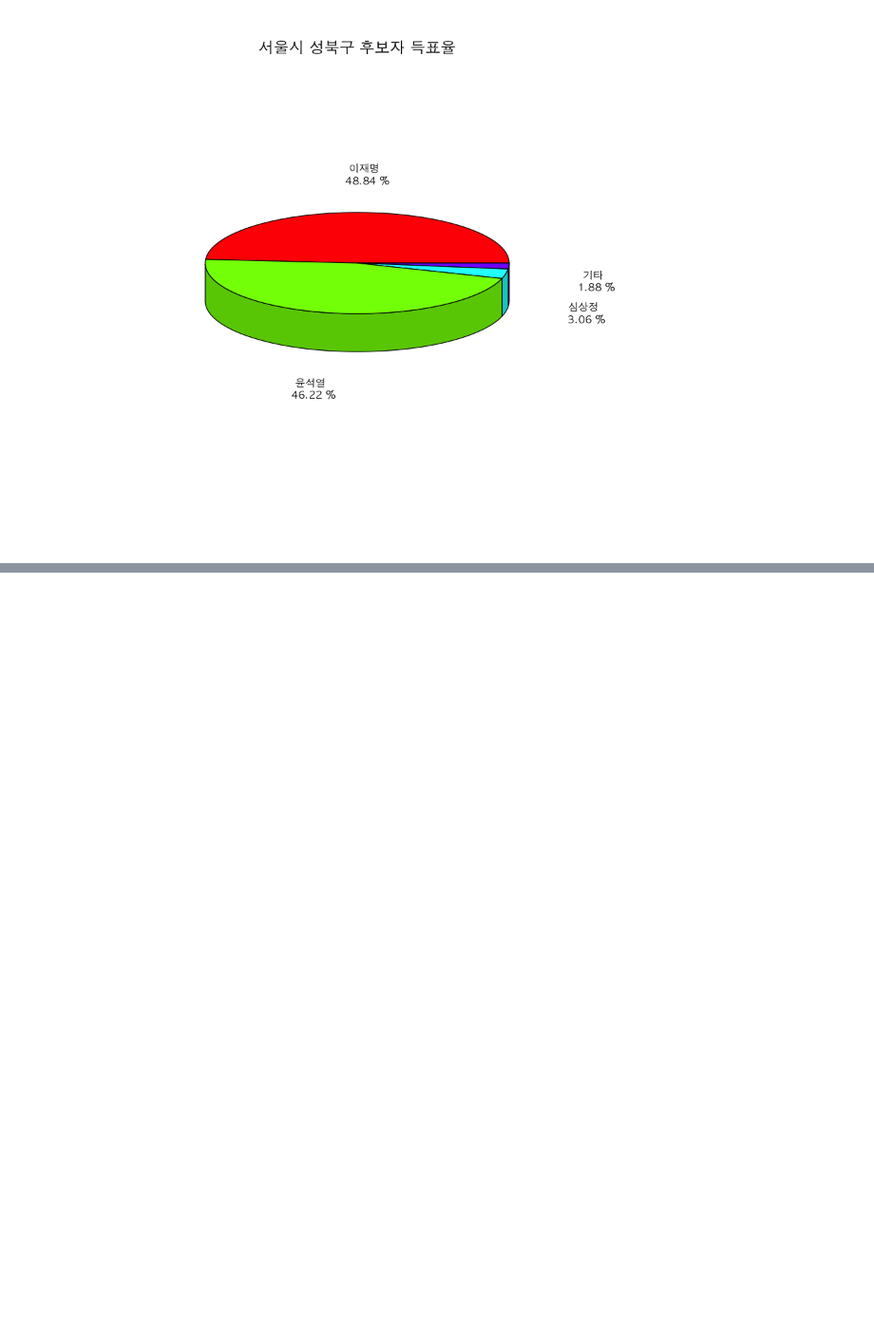
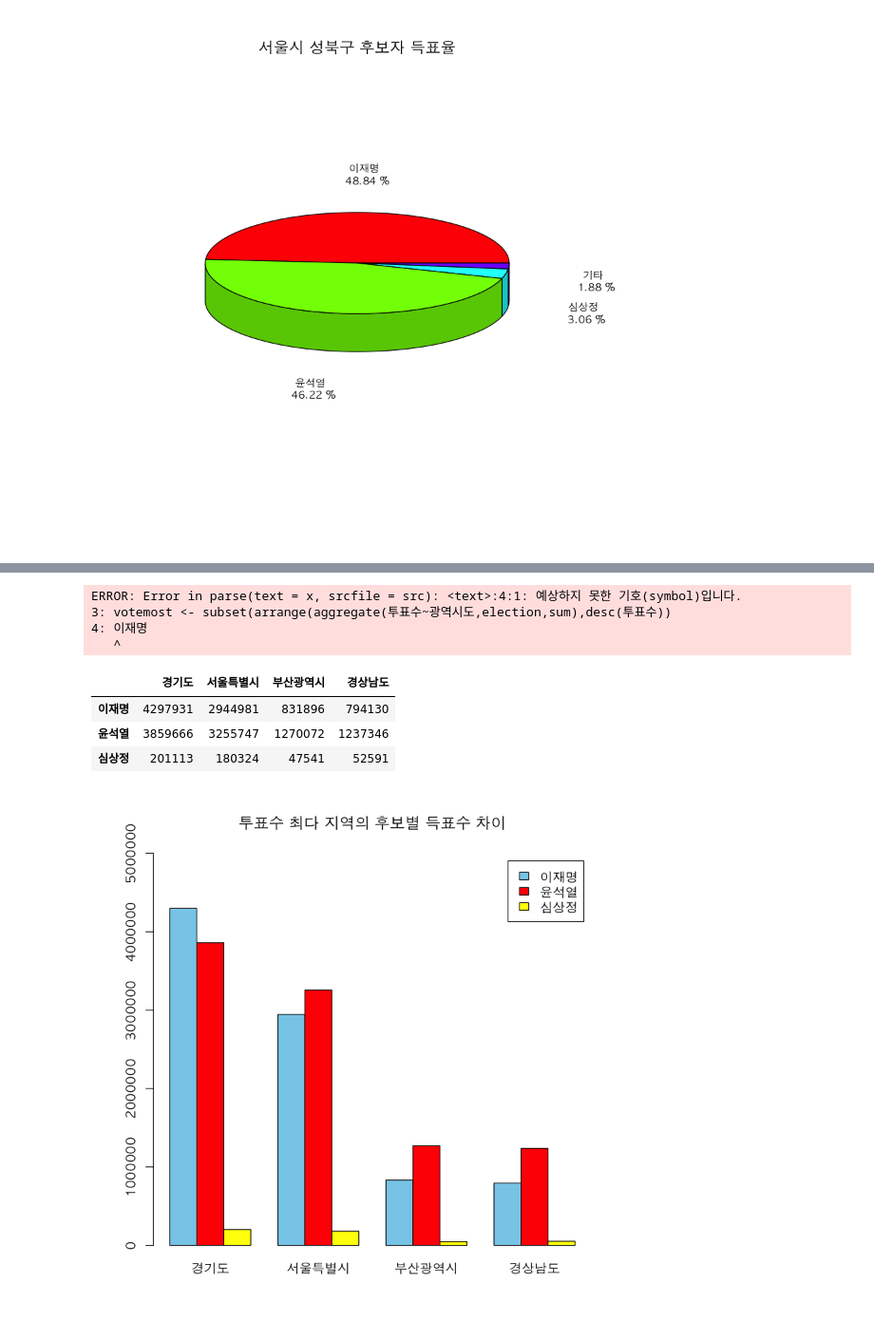
Before and after one commit to naddda0813/Rbase, a Jupyter notebook: 10.20대_대선자료 시각화.ipynb, the cells around one changed output, grey strips where cells are left out. Shown at 95% size. Saved outputs shown, nothing was run; the diff lists cells and outputs as text; code cells hidden in the pictures; blank space fills up the shorter version.

```diff
--- a/10.20대_대선자료 시각화.ipynb
+++ b/10.20대_대선자료 시각화.ipynb
@@ -336,0 +340,47 @@ pie3D(electionSB2,
+# %%
+# 지역을 합쳐야함 ,표에 투표수의 이재명, 윤석열, 심상정
+# 각 후보의 투표수를 구하기
+votemost <- subset(arrange(aggregate(투표수~광역시도,election,sum),desc(투표수))
+이재명<- aggregate(이재명~광역시도,election,sum)
+윤석열 <- aggregate(윤석열~광역시도,election,sum)
+심상정 <- aggregate(심상정~광역시도,election,sum)
+투표수 <- aggregate(투표수~광역시도,election,sum)
+# %% [output]
+ERROR: Error in parse(text = x, srcfile = src): <text>:4:1: 예상하지 못한 기호(symbol)입니다.
+3: votemost <- subset(arrange(aggregate(투표수~광역시도,election,sum),desc(투표수))
+4: 이재명
+   ^
+# %%
+#하나의 표로 만들기
+votemost <- merge(이재명,윤석열)
+votemost <- merge(votemost,심상정)
+votemost <- merge(votemost,투표수)
+# 투표수가 많은 순으로 정렬
+votemost <-arrange(votemost,desc(투표수))
+#투표수가 많은 지역 4곳
+votemost2<- subset(votemost)[1:4,]
+#매트릭스로 바꾸기
+votemost2_4지역 <- as.matrix(votemost2[1:4,2:4])
+#광역시도의 지역명을 이름 넣어주기
+rownames(votemost2_4지역) <- votemost2[1:4,1]
+#광역시도가 칼럼명으로 오게 바꾸기
+votemost2_4지역<-t(votemost2_4지역)
+votemost2_4지역
+# %% [output]
+|  | 경기도 | 서울특별시 | 부산광역시 | 경상남도 |
+| 이재명 | 4297931 | 2944981 | 831896 | 794130 |
+| 윤석열 | 3859666 | 3255747 | 1270072 | 1237346 |
+| 심상정 | 201113 | 180324 | 47541 | 52591 |
+# %%
+#막대그래프
+par(family="AppleGothic", bg='white')
+options(scipen=100)         #정수형으로 변환
+barplot(votemost2_4지역,
+        main = '투표수 최다 지역의 후보별 득표수 차이',           # 타이틀
+        beside =T,                                      #중첩된 막대를 쪼개기
+        ylim = c(0,5000000),                            # y축의 범위
+        col = c('sky blue','red','yellow'),
+        legend = T,                                     # 범례
+)
+# %% [output]
+[figure, added]
```
Also changed, not shown: parts of 21 cells of this notebook, 1 other file.
